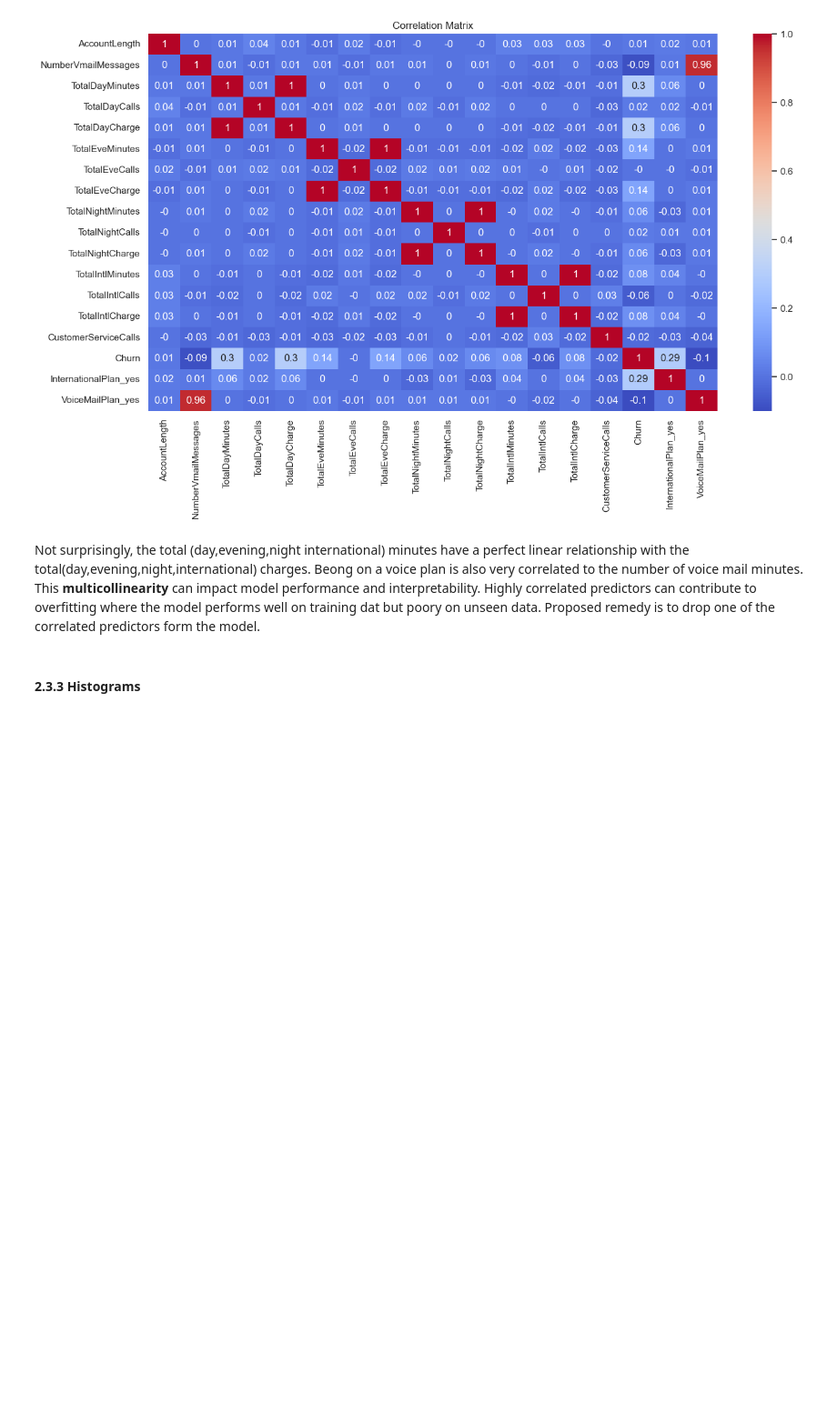
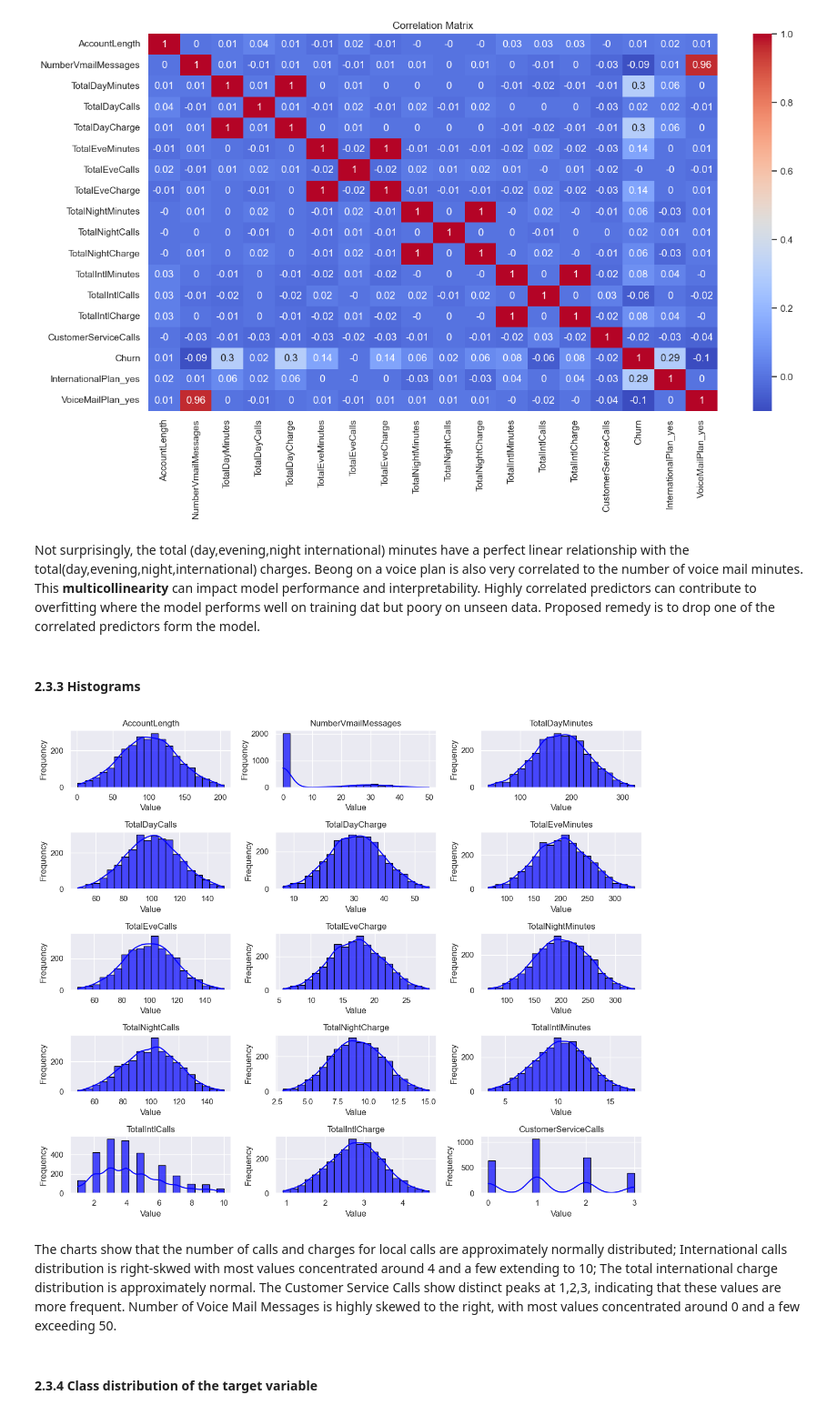
Before and after one commit to WambuiMunene/Phase-3-Project, a Jupyter notebook: index.ipynb, the cells around one changed output. Shown: that part at 91% size. Cells and saved outputs as stored; diff of their text form; code cells hidden in the pictures; blank space fills up the shorter version.

```diff
--- a/index.ipynb
+++ b/index.ipynb
@@ -477,5 +474,25 @@ Not surprisingly, the total (day,evening,night international) minutes have a per
 # %% [markdown]
 #### 2.3.3 Histograms
 # %%
-# List
-numerical_cols =
+# List of continous columns to plot
+continous_cols = [col for col in data.columns if col not in ['Churn','InternationalPlan_yes','VoiceMailPlan_yes']
+                   and data[col].dtype in [np.int64, np.float64]]
+
+# Create subplots
+plt.figure(figsize=(12,10))
+
+for i,col in enumerate (continous_cols):
+    plt.subplot(5,3,i+1)
+    sns.histplot(data[col],bins=20,kde=True,color='blue',alpha=0.7,edgecolor='black')
+    plt.title(col)
+    plt.xlabel('Value')
+    plt.ylabel('Frequency')
+
+plt.tight_layout()
+plt.show()
+# %% [output]
+[figure, added]
+# %% [markdown]
+The charts show that the number of calls and charges for local calls are approximately normally distributed; International calls distribution is right-skwed with most values concentrated around 4 and a few extending to 10; The total international charge distribution is approximately normal. The Customer Service Calls show distinct peaks at 1,2,3, indicating that these values are more frequent. Number of Voice Mail Messages is highly skewed to the right, with most values concentrated around 0 and a few exceeding 50.
+# %% [markdown]
+#### 2.3.4 Class distribution of the target variable
```
Also changed, not shown: parts of 4 cells of this notebook.
